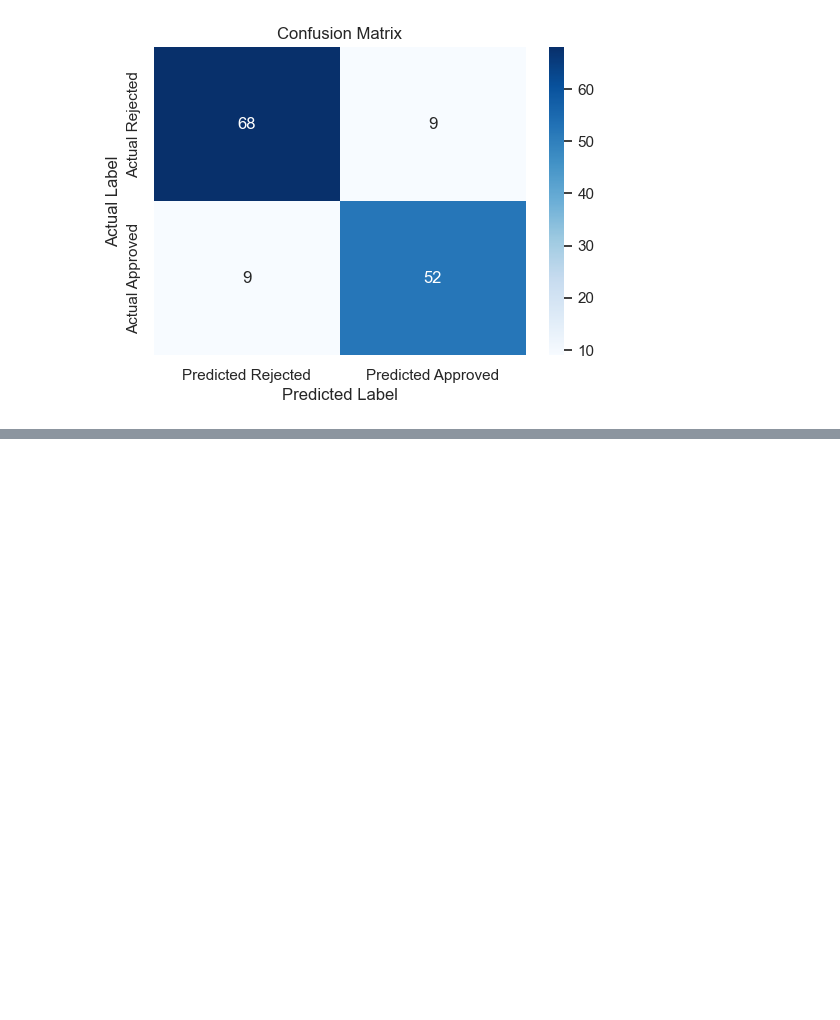
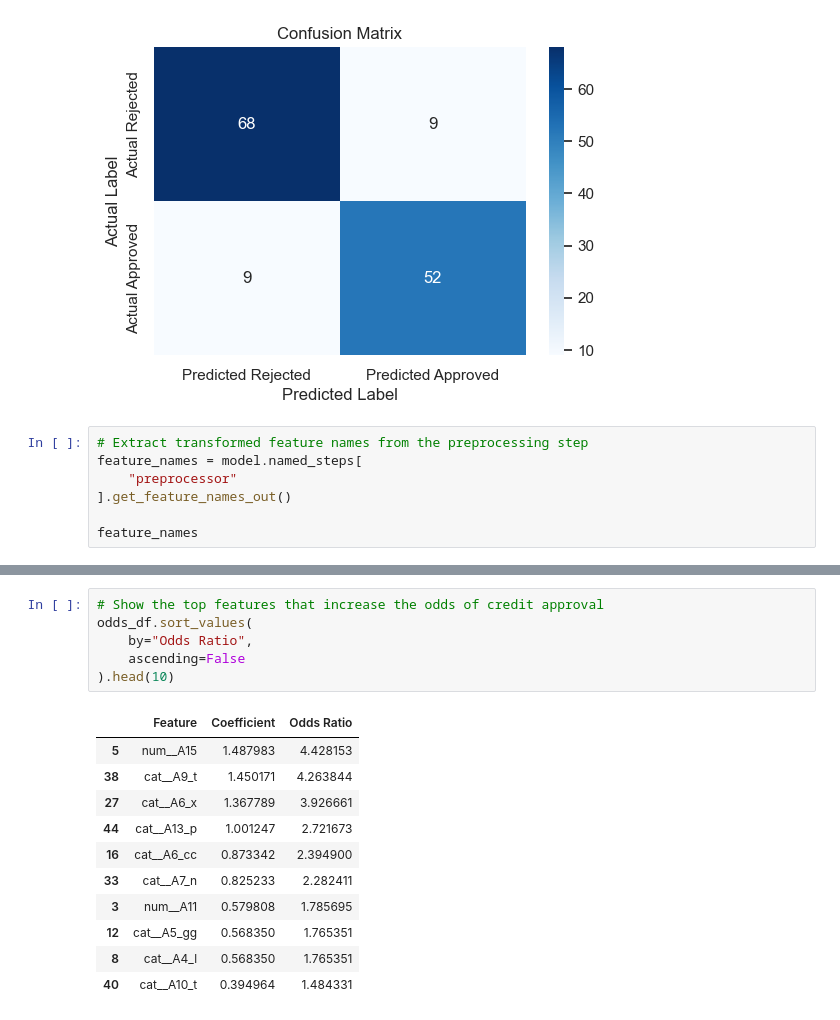
Before and after one commit to nekefer/week2assigment, a Jupyter notebook: main.ipynb, the cells around one changed output, grey strips where cells are left out. Drawn from its saved outputs; the diff is of its cells as text; blank space fills up the shorter version.

```diff
--- a/main.ipynb
+++ b/main.ipynb
@@ -277,3 +277,10 @@ plt.ylabel("Actual Label")
 plt.show()
 # %% [output]
 [figure]
+# %%
+# Extract transformed feature names from the preprocessing step
+feature_names = model.named_steps[
+    "preprocessor"
+].get_feature_names_out()
+
+feature_names
@@ -279,0 +348,18 @@ plt.show()
+# %%
+# Show the top features that increase the odds of credit approval
+odds_df.sort_values(
+    by="Odds Ratio",
+    ascending=False
+).head(10)
+# %% [output]
+|  | Feature | Coefficient | Odds Ratio |
+| 5 | num__A15 | 1.487983 | 4.428153 |
+| 38 | cat__A9_t | 1.450171 | 4.263844 |
+| 27 | cat__A6_x | 1.367789 | 3.926661 |
+| 44 | cat__A13_p | 1.001247 | 2.721673 |
+| 16 | cat__A6_cc | 0.873342 | 2.394900 |
+| 33 | cat__A7_n | 0.825233 | 2.282411 |
+| 3 | num__A11 | 0.579808 | 1.785695 |
+| 12 | cat__A5_gg | 0.568350 | 1.765351 |
+| 8 | cat__A4_l | 0.568350 | 1.765351 |
+| 40 | cat__A10_t | 0.394964 | 1.484331 |
```
Also changed, not shown: parts of 6 cells of this notebook, 2 other files.
